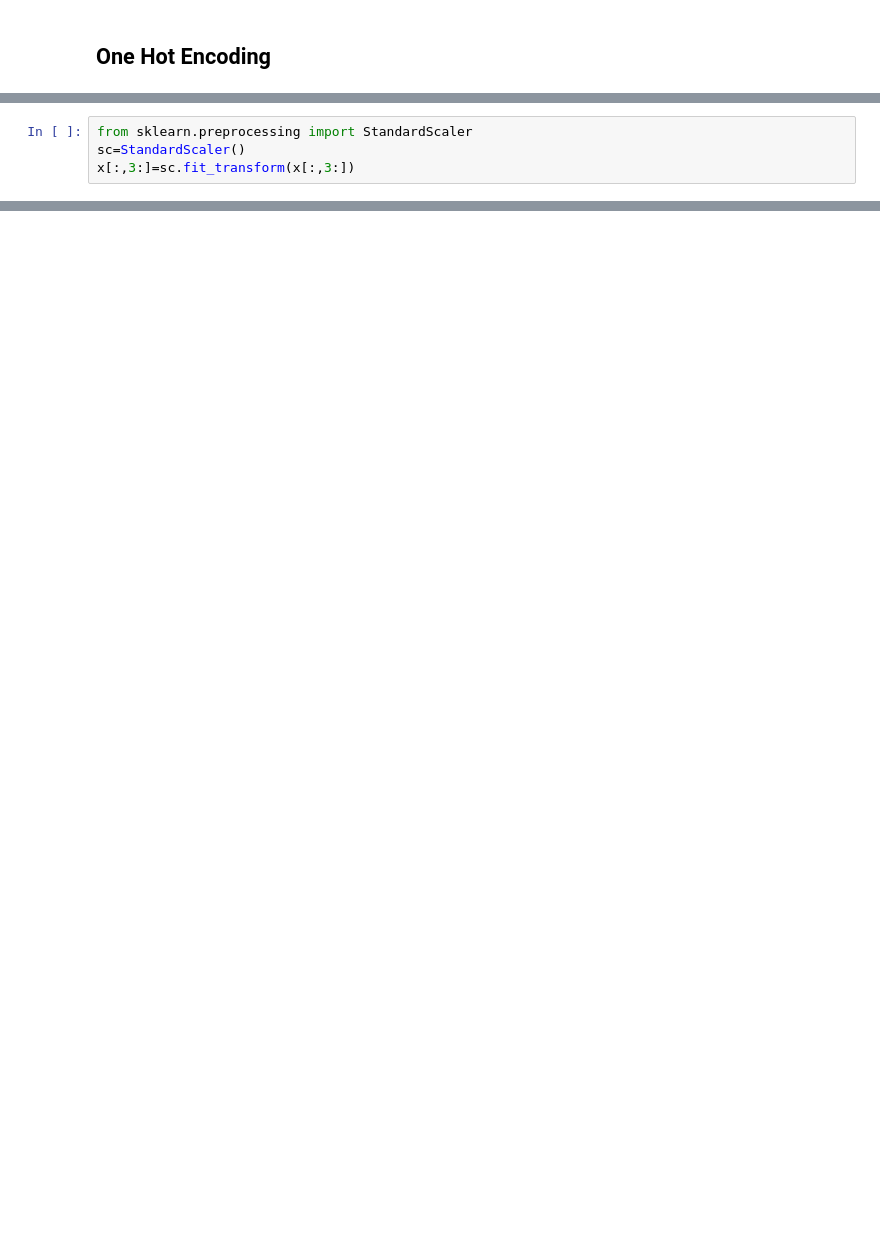
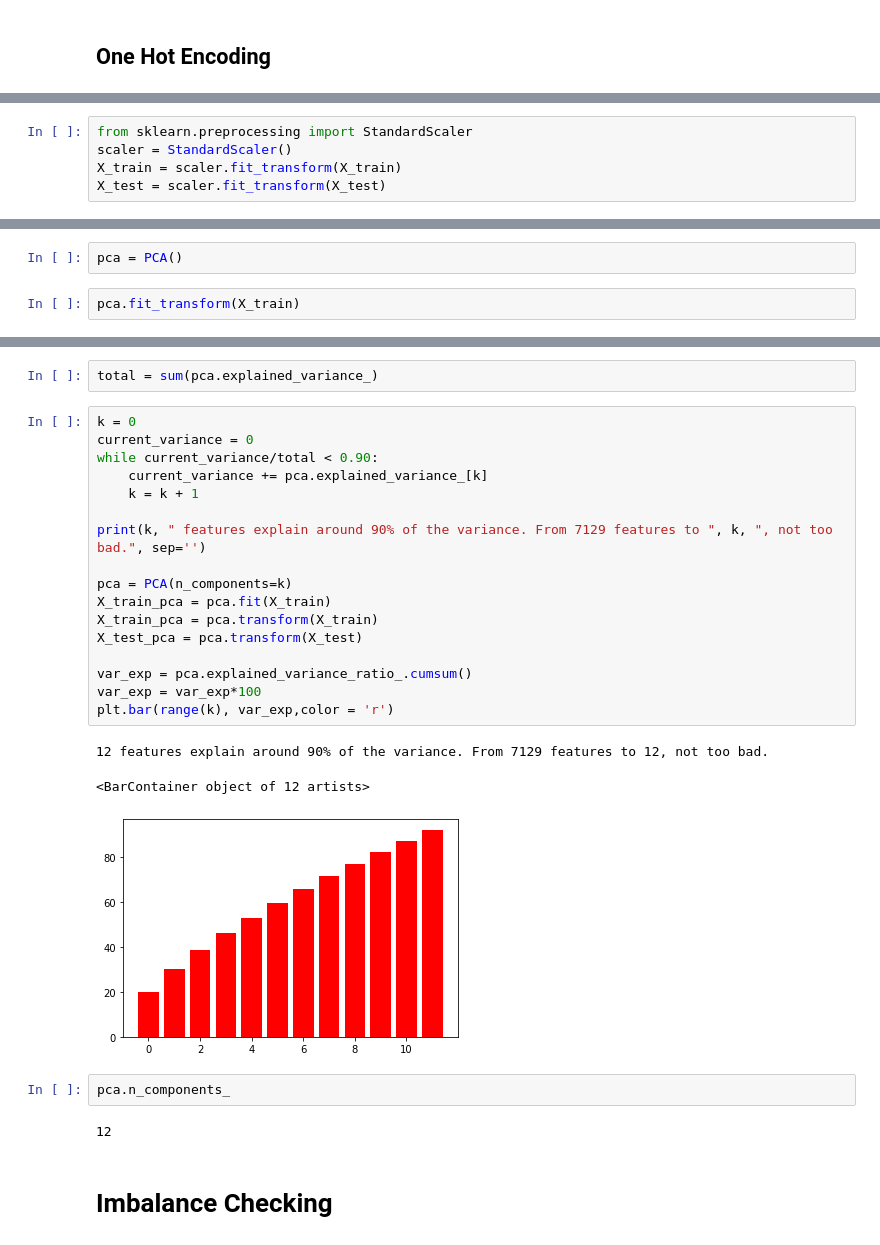
Before and after one commit to surya3001/Data-Science-Project, a Jupyter notebook: DataScienceFinalProject.ipynb, the cells around one changed output, grey strips where cells are left out. Drawn from its saved outputs; the diff is of its cells as text; blank space fills up the shorter version.

```diff
--- a/DataScienceFinalProject.ipynb
+++ b/DataScienceFinalProject.ipynb
@@ -384,4 +393,5 @@ array([[0.0, 1.0, 0.0, ..., 1, 169.365, 36.6],
 # %%
 from sklearn.preprocessing import StandardScaler
-sc=StandardScaler()
-x[:,3:]=sc.fit_transform(x[:,3:])
+scaler = StandardScaler()
+X_train = scaler.fit_transform(X_train)
+X_test = scaler.fit_transform(X_test)
@@ -403,0 +400,4 @@ array([[0.0, 1.0, 0.0, ..., 4.184599092531789, 2.058819049787146,
+# %%
+pca = PCA()
+# %%
+pca.fit_transform(X_train)
@@ -403,0 +418,29 @@ array([[0.0, 1.0, 0.0, ..., 4.184599092531789, 2.058819049787146,
+# %%
+total = sum(pca.explained_variance_)
+# %%
+k = 0
+current_variance = 0
+while current_variance/total < 0.90:
+    current_variance += pca.explained_variance_[k]
+    k = k + 1
+
+print(k, " features explain around 90% of the variance. From 7129 features to ", k, ", not too bad.", sep='')
+
+pca = PCA(n_components=k)
+X_train_pca = pca.fit(X_train)
+X_train_pca = pca.transform(X_train)
+X_test_pca = pca.transform(X_test)
+
+var_exp = pca.explained_variance_ratio_.cumsum()
+var_exp = var_exp*100
+plt.bar(range(k), var_exp,color = 'r')
+# %% [output]
+12 features explain around 90% of the variance. From 7129 features to 12, not too bad.
+<BarContainer object of 12 artists>
+[figure, added]
+# %%
+pca.n_components_
+# %% [output]
+12
+# %% [markdown]
+# Imbalance Checking
```
Also changed, not shown: parts of 69 cells of this notebook.
